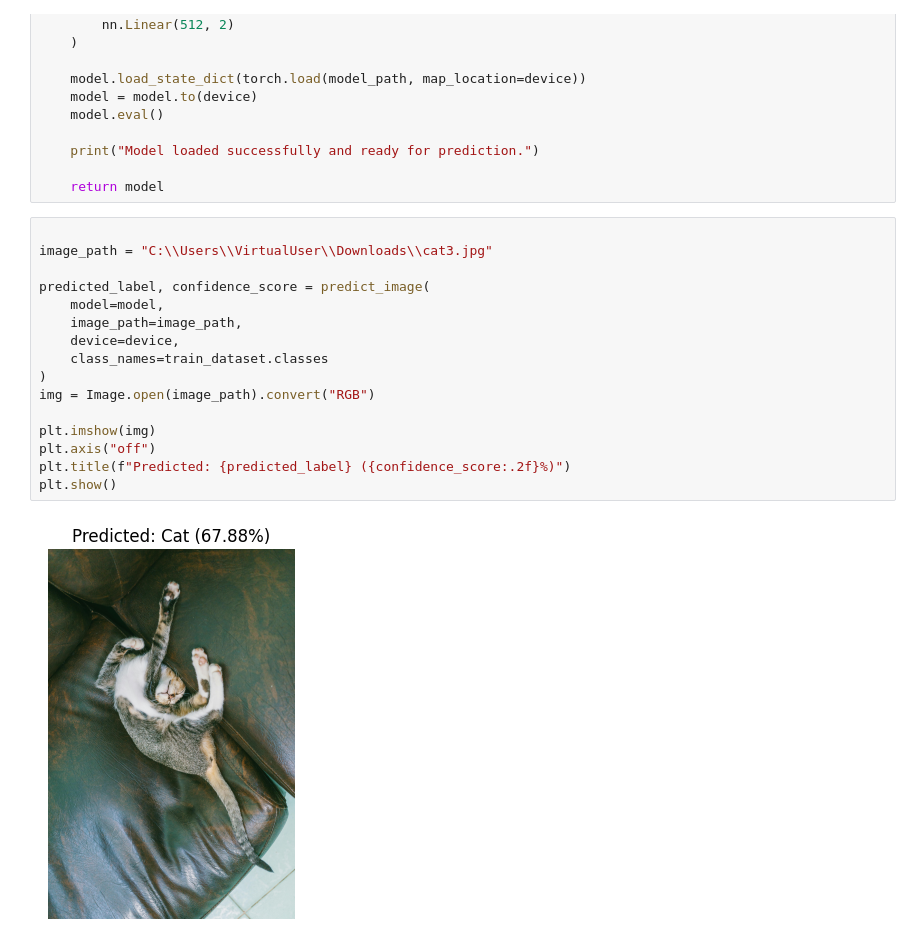
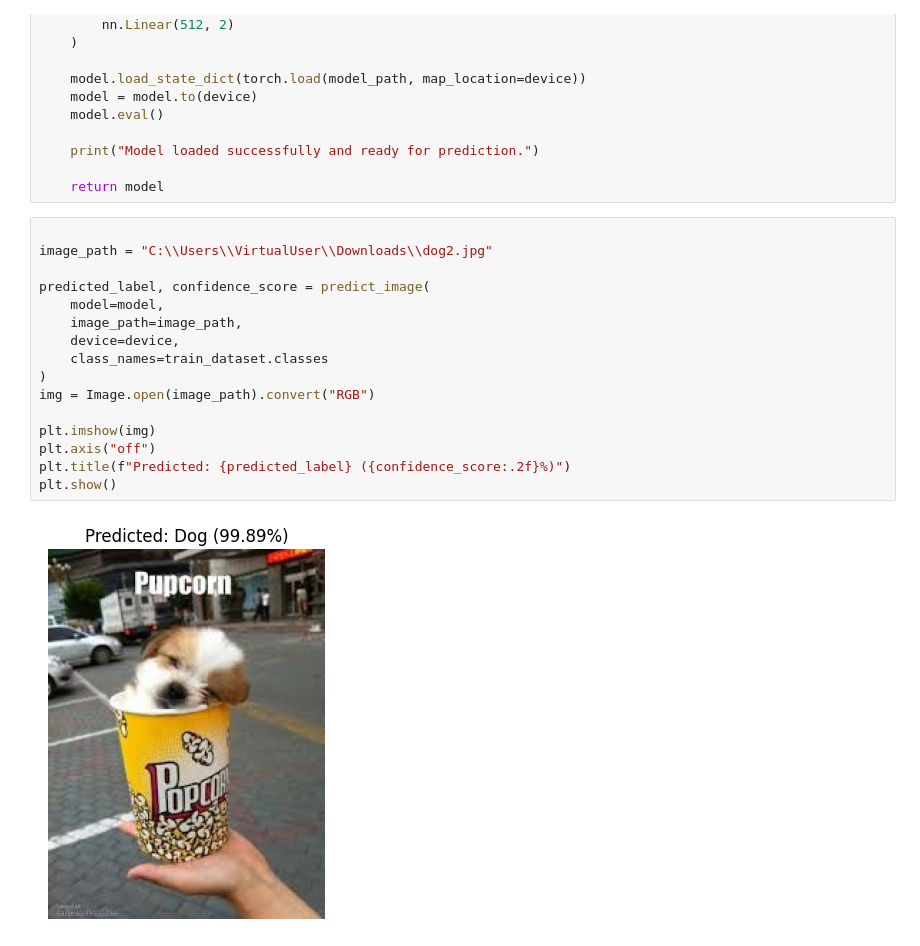
Before and after one commit to TOA-Intership-2026/NANDANA, a Jupyter notebook: model.ipynb, the cells around one changed output. Saved outputs shown, nothing was run; the diff lists cells and outputs as text.

Commit message:
changed image input

```diff
--- a/model.ipynb
+++ b/model.ipynb
@@ -373,19 +373,19 @@ def load_model(model_path, device):
     return model
 # %%
 
-image_path = "C:\\Users\\VirtualUser\\Downloads\\cat3.jpg"
+image_path = "C:\\Users\\VirtualUser\\Downloads\\dog2.jpg"
 
 predicted_label, confidence_score = predict_image(
     model=model,
     image_path=image_path,
     device=device,
     class_names=train_dataset.classes
 )
 img = Image.open(image_path).convert("RGB")
 
 plt.imshow(img)
 plt.axis("off")
 plt.title(f"Predicted: {predicted_label} ({confidence_score:.2f}%)")
 plt.show()
 # %% [output]
-[figure, old version]
+[figure, new version]
```
